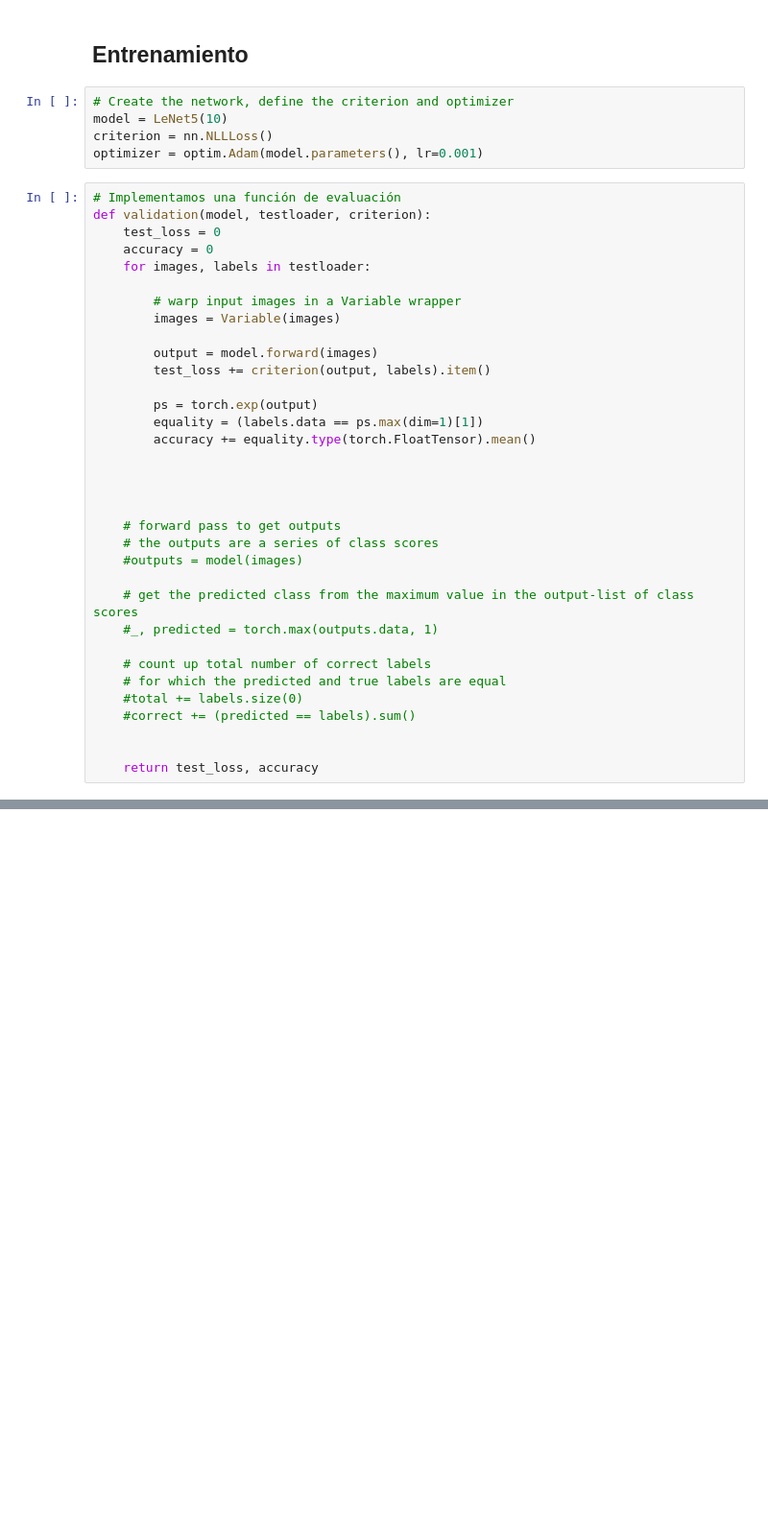
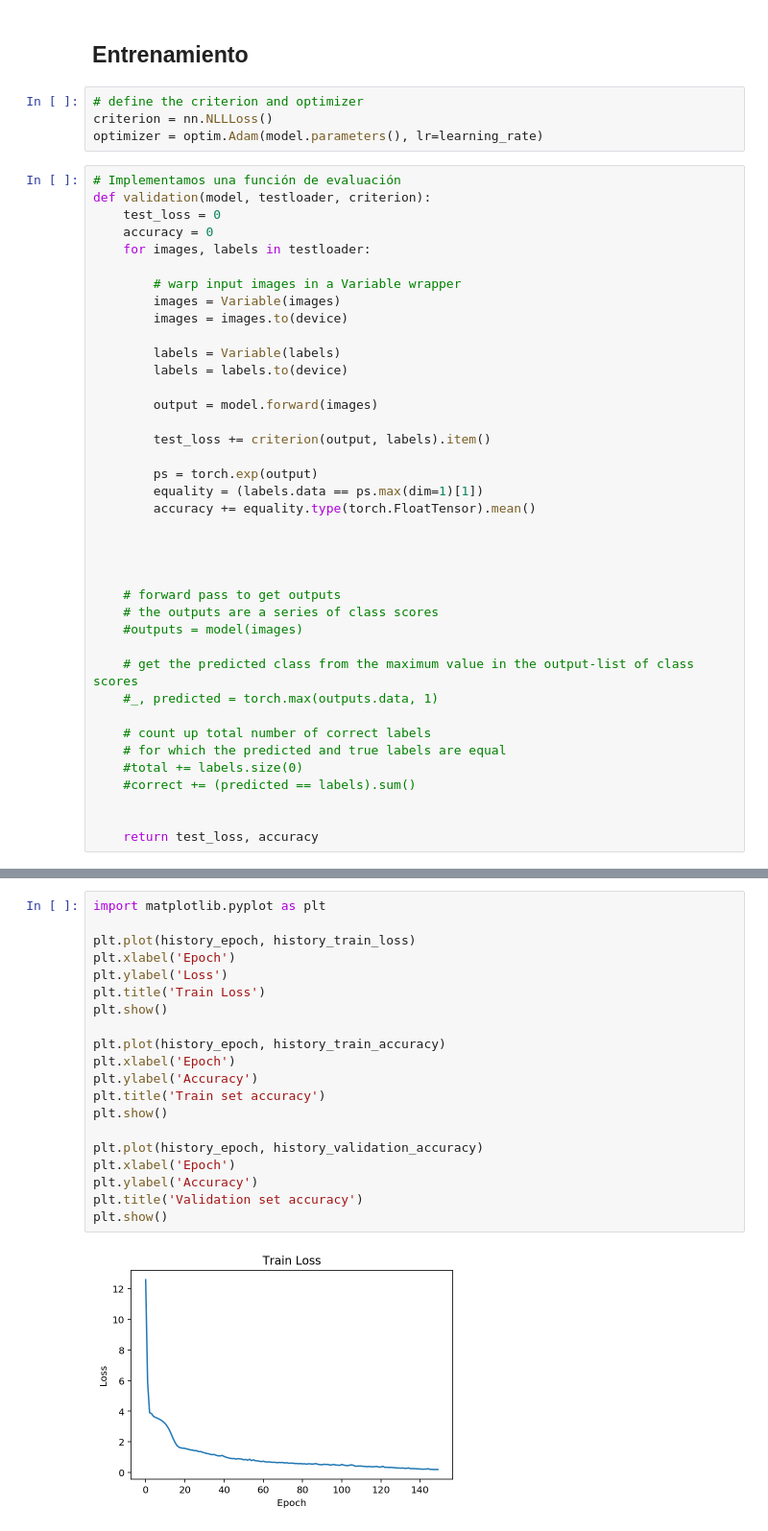
Before and after one commit to irvingvasquez/cactus, a Jupyter notebook: reconocimiento_cactus.ipynb, the cells around one changed output, grey strips where cells are left out. Shown at 96% size. Cells and saved outputs as stored; diff of their text form; blank space fills up the shorter version.

```diff
--- a/reconocimiento_cactus.ipynb
+++ b/reconocimiento_cactus.ipynb
@@ -126,10 +162,9 @@ class LeNet5(nn.Module):
 # %% [markdown]
 ## Entrenamiento
 # %%
-# Create the network, define the criterion and optimizer
-model = LeNet5(10)
+# define the criterion and optimizer
 criterion = nn.NLLLoss()
-optimizer = optim.Adam(model.parameters(), lr=0.001)
+optimizer = optim.Adam(model.parameters(), lr=learning_rate)
 # %%
 # Implementamos una función de evaluación
 def validation(model, testloader, criterion):
@@ -139,8 +174,13 @@ def validation(model, testloader, criterion):
 
         # warp input images in a Variable wrapper
         images = Variable(images)
+        images = images.to(device)
+
+        labels = Variable(labels)
+        labels = labels.to(device)
 
         output = model.forward(images)
+
         test_loss += criterion(output, labels).item()
 
         ps = torch.exp(output)
@@ -236,0 +316,22 @@ Epoch: 2/2..  Training Loss: 0.179..  Test Loss: 0.274..  Test Accuracy: 0.884
+# %%
+import matplotlib.pyplot as plt
+
+plt.plot(history_epoch, history_train_loss)
+plt.xlabel('Epoch')
+plt.ylabel('Loss')
+plt.title('Train Loss')
+plt.show()
+
+plt.plot(history_epoch, history_train_accuracy)
+plt.xlabel('Epoch')
+plt.ylabel('Accuracy')
+plt.title('Train set accuracy')
+plt.show()
+
+plt.plot(history_epoch, history_validation_accuracy)
+plt.xlabel('Epoch')
+plt.ylabel('Accuracy')
+plt.title('Validation set accuracy')
+plt.show()
+# %% [output]
+[figure, added]
```
Also changed, not shown: parts of 21 cells of this notebook.
